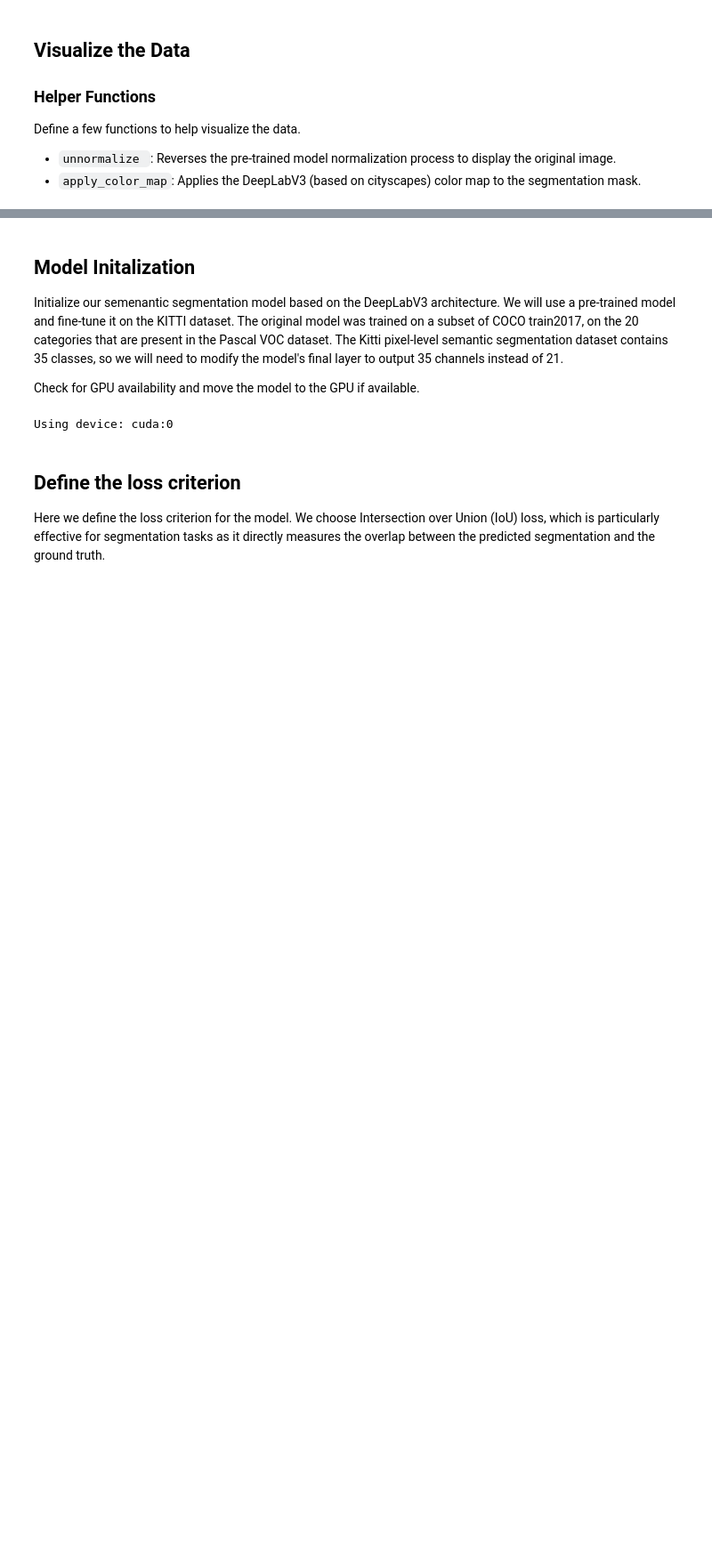
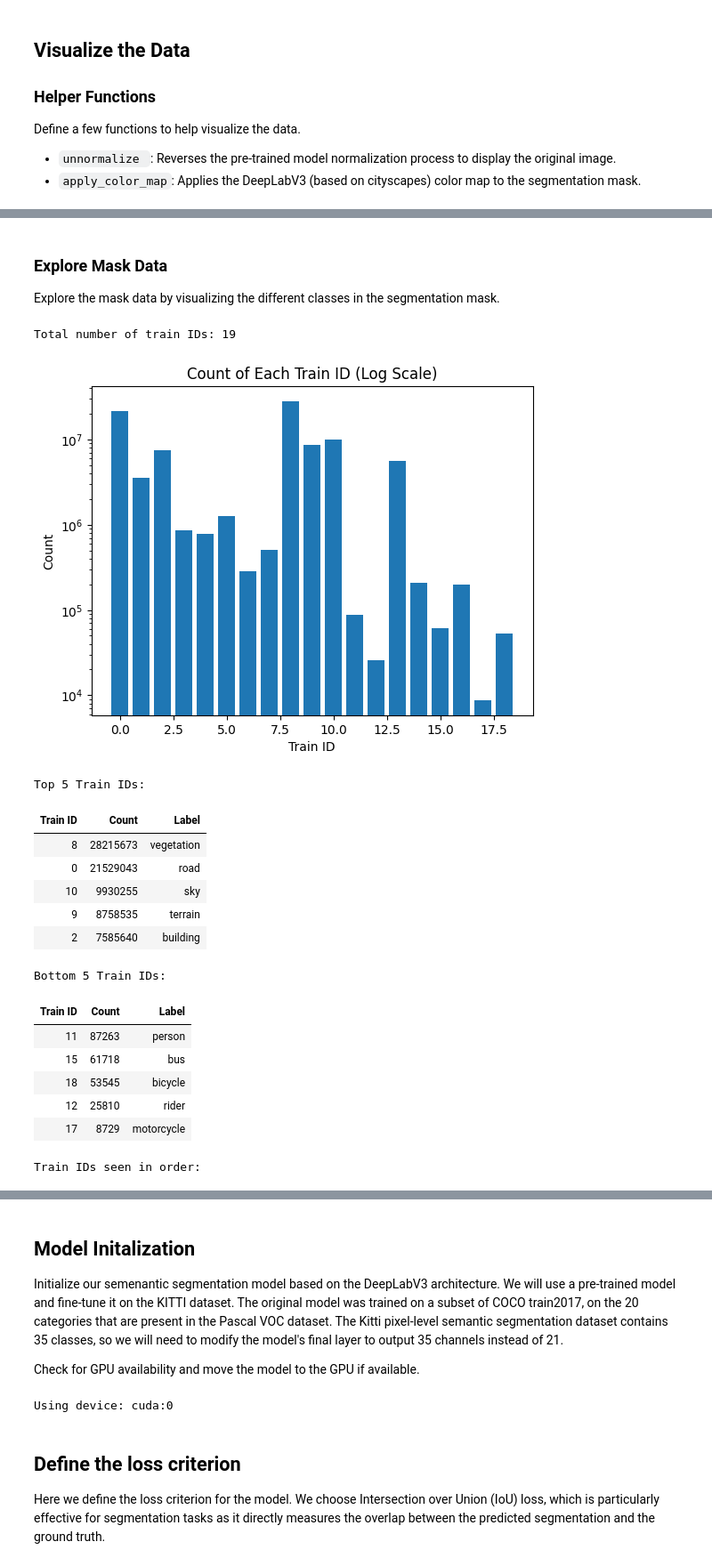
Before and after one commit to chasekunz/semantic-segmentation, a Jupyter notebook: notebooks/semantic-segmentation.ipynb, the cells around one changed output, grey strips where cells are left out. Shown at 89% size. Drawn from its saved outputs; the diff is of its cells as text; code cells hidden in the pictures; blank space fills up the shorter version.

```diff
--- a/notebooks/semantic-segmentation.ipynb
+++ b/notebooks/semantic-segmentation.ipynb
@@ -134,0 +138,65 @@ plt.show()
+# %% [markdown]
+### Explore Mask Data
+Explore the mask data by visualizing the different classes in the segmentation mask.
+# %%
+import pandas as pd
+import numpy as np
+import matplotlib.pyplot as plt
+from IPython.display import display
+
+# Initialize a dictionary to store the count of each trainId
+train_id_counts = {}
+
+# Iterate over the training set and validation set
+datasets = [train_set, validate_set]
+for dataset in datasets:
+    for _, masks in dataset:
+        # Flatten the mask tensor and count the occurrences of each trainId
+        unique, counts = np.unique(masks.numpy().flatten(), return_counts=True)
+        for train_id, count in zip(unique, counts):
+            if train_id != 255:  # Assuming 255 is the 'ignore' label
+                train_id_counts[train_id] = train_id_counts.get(train_id, 0) + count
+
+# Display the total number of trainIds
+print("Total number of train IDs:", len(train_id_counts))
+
+# Display a histogram for trainIds
+plt.bar(train_id_counts.keys(), train_id_counts.values(), log=True)
+plt.xlabel("Train ID")
+plt.ylabel("Count")
+plt.title("Count of Each Train ID (Log Scale)")
+plt.show()
+
+# Create a DataFrame for trainIds
+df_train_ids = pd.DataFrame(train_id_counts.items(), columns=['Train ID', 'Count'])
+df_train_ids['Label'] = df_train_ids['Train ID'].apply(lambda x: next((l.name for l in labels if l.trainId == x), 'Unknown'))
+
+# Display Top 5 trainIds
+print("\nTop 5 Train IDs:")
+display(df_train_ids.sort_values('Count', ascending=False).head(5).style.hide(axis='index'))
+
+# Display Bottom 5 trainIds
+print("\nBottom 5 Train IDs:")
+display(df_train_ids.sort_values('Count', ascending=False).tail(5).style.hide(axis='index'))
+
+# Display Train IDs in order
+print("\nTrain IDs seen in order:")
+display(df_train_ids.sort_values('Train ID').style.hide(axis='index'))
+# %% [output]
+Total number of train IDs: 19
+[figure, added]
+Top 5 Train IDs:
+| Train ID | Count | Label |
+| 8 | 28215673 | vegetation |
+| 0 | 21529043 | road |
+| 10 | 9930255 | sky |
+| 9 | 8758535 | terrain |
+| 2 | 7585640 | building |
+Bottom 5 Train IDs:
+| Train ID | Count | Label |
+| 11 | 87263 | person |
+| 15 | 61718 | bus |
+| 18 | 53545 | bicycle |
+| 12 | 25810 | rider |
+| 17 | 8729 | motorcycle |
+Train IDs seen in order:
```
Also changed, not shown: parts of 11 cells of this notebook, 2 other files.
